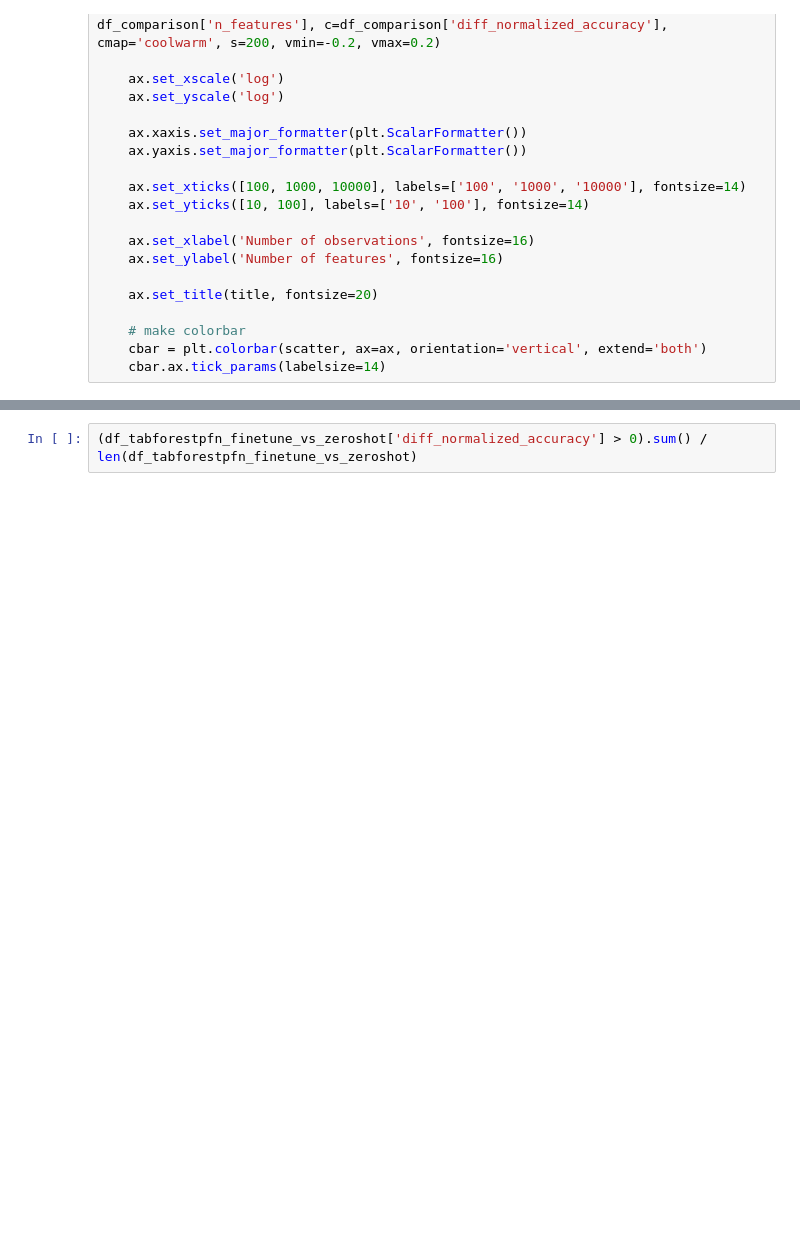
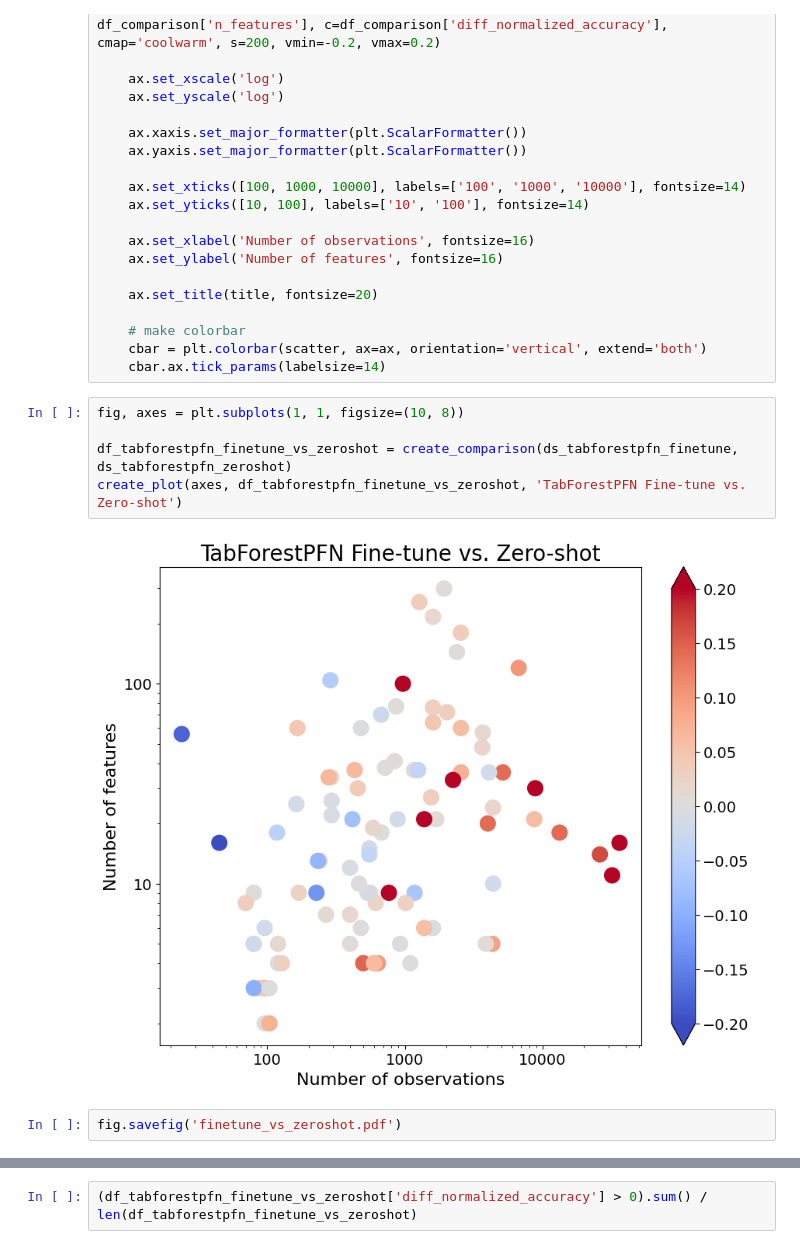
Before and after one commit to FelixdenBreejen/TabForestPFN, a Jupyter notebook: notebooks/analysis_comparison.ipynb, the cells around one changed output, grey strips where cells are left out. Saved outputs shown, nothing was run; the diff lists cells and outputs as text; blank space fills up the shorter version.

```diff
--- a/notebooks/analysis_comparison.ipynb
+++ b/notebooks/analysis_comparison.ipynb
@@ -98,6 +98,15 @@ def create_plot(ax: plt.Axes, df_comparison: pd.DataFrame, title: str):
     # make colorbar
     cbar = plt.colorbar(scatter, ax=ax, orientation='vertical', extend='both')
     cbar.ax.tick_params(labelsize=14)
+# %%
+fig, axes = plt.subplots(1, 1, figsize=(10, 8))
+
+df_tabforestpfn_finetune_vs_zeroshot = create_comparison(ds_tabforestpfn_finetune, ds_tabforestpfn_zeroshot)
+create_plot(axes, df_tabforestpfn_finetune_vs_zeroshot, 'TabForestPFN Fine-tune vs. Zero-shot')
+# %% [output]
+[figure, added]
+# %%
+fig.savefig('finetune_vs_zeroshot.pdf')
 # %%
 from tabularbench.core.enums import ModelName
 
```
Also changed, not shown: parts of 3 cells of this notebook, 3 other files.
